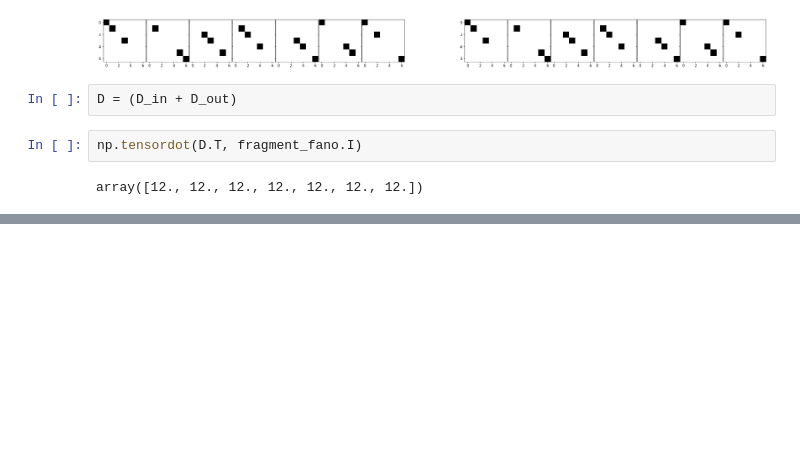
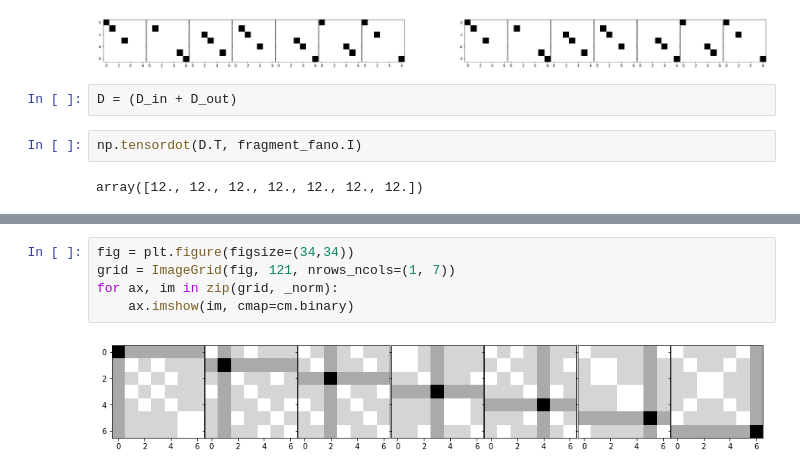
Before and after one commit to kyberszittya/rei_hypergraph, a Jupyter notebook: framework_python/notebooks/simple_graph_w_prop.ipynb, the cells around one changed output, grey strips where cells are left out. Saved outputs shown, nothing was run; the diff lists cells and outputs as text; blank space fills up the shorter version.

```diff
--- a/framework_python/notebooks/simple_graph_w_prop.ipynb
+++ b/framework_python/notebooks/simple_graph_w_prop.ipynb
@@ -99,0 +320,7 @@ array([12., 12., 12., 12., 12., 12., 12.])
+# %%
+fig = plt.figure(figsize=(34,34))
+grid = ImageGrid(fig, 121, nrows_ncols=(1, 7))
+for ax, im in zip(grid, _norm):
+    ax.imshow(im, cmap=cm.binary)
+# %% [output]
+[figure, added]
```
Also changed, not shown: parts of 32 cells of this notebook, 4 other files.
